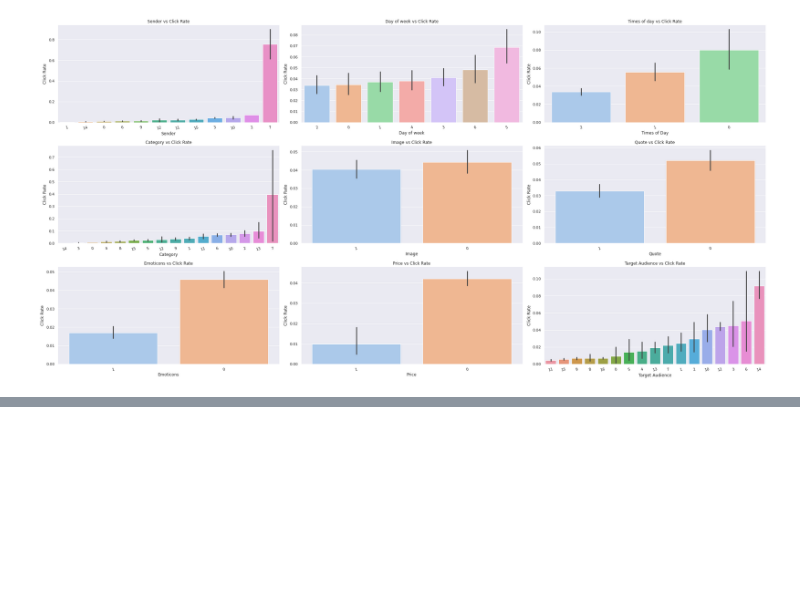
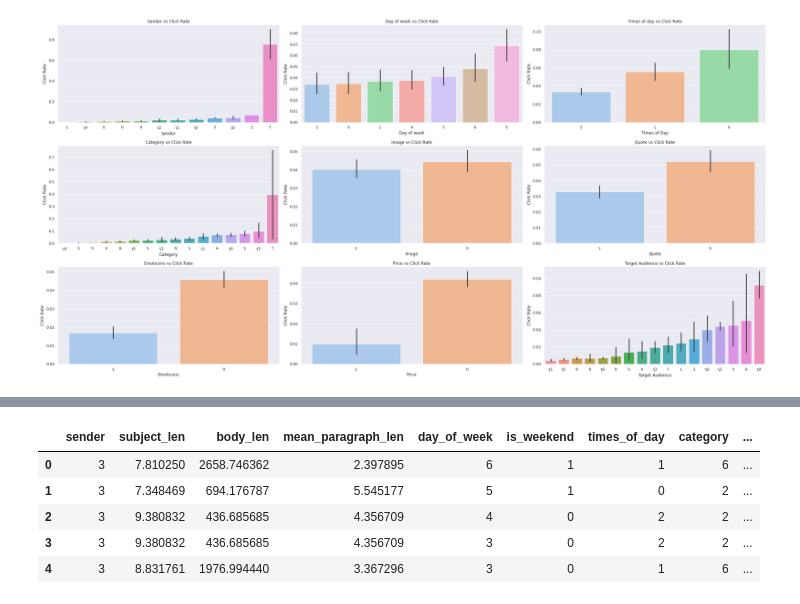
Before and after one commit to Jaiprakash91194/CTR_Email_Campaign, a Jupyter notebook: CTR_Email_Campaign.ipynb, the cells around one changed output, grey strips where cells are left out. Saved outputs shown, nothing was run; the diff lists cells and outputs as text; code cells hidden in the pictures; blank space fills up the shorter version.

```diff
--- a/CTR_Email_Campaign.ipynb
+++ b/CTR_Email_Campaign.ipynb
@@ -649,0 +731,22 @@ plt.show()
+# %%
+def feature_eng(dataframe):
+  dataframe['times_of_day'] = dataframe['times_of_day'].map({"Evening": 2, "Noon": 1, "Morning": 0}).astype("int64")
+  for feature in dataframe.filter(like='is').columns:
+    dataframe.loc[dataframe[feature] > 1, feature] = 1
+  dataframe.drop(["campaign_id", "is_timer", "product", "no_of_CTA"], axis=1, inplace=True)
+  dataframe["subject_len"] = dataframe["subject_len"]**(1/2)
+  dataframe["body_len"] = dataframe["body_len"]**(1/1.2)
+  dataframe["mean_paragraph_len"] = np.log(dataframe["mean_paragraph_len"])
+  dataframe["mean_CTA_len"] = dataframe["mean_CTA_len"]**(1/2)
+  return dataframe
+# %%
+df_test = pd.read_csv("https://raw.githubusercontent.com/Jaiprakash91194/CTR_Email_Campaign/main/test_data.csv")
+df_test1 = feature_eng(df_test)
+df_test1.head()
+# %% [output]
+|  | sender | subject_len | body_len | mean_paragraph_len | day_of_week | is_weekend | times_of_day | category | ... |
+| 0 | 3 | 7.810250 | 2658.746362 | 2.397895 | 6 | 1 | 1 | 6 | ... |
+| 1 | 3 | 7.348469 | 694.176787 | 5.545177 | 5 | 1 | 0 | 2 | ... |
+| 2 | 3 | 9.380832 | 436.685685 | 4.356709 | 4 | 0 | 2 | 2 | ... |
+| 3 | 3 | 9.380832 | 436.685685 | 4.356709 | 3 | 0 | 2 | 2 | ... |
+| 4 | 3 | 8.831761 | 1976.994440 | 3.367296 | 3 | 0 | 1 | 6 | ... |
```
Also changed, not shown: parts of 21 cells of this notebook.
